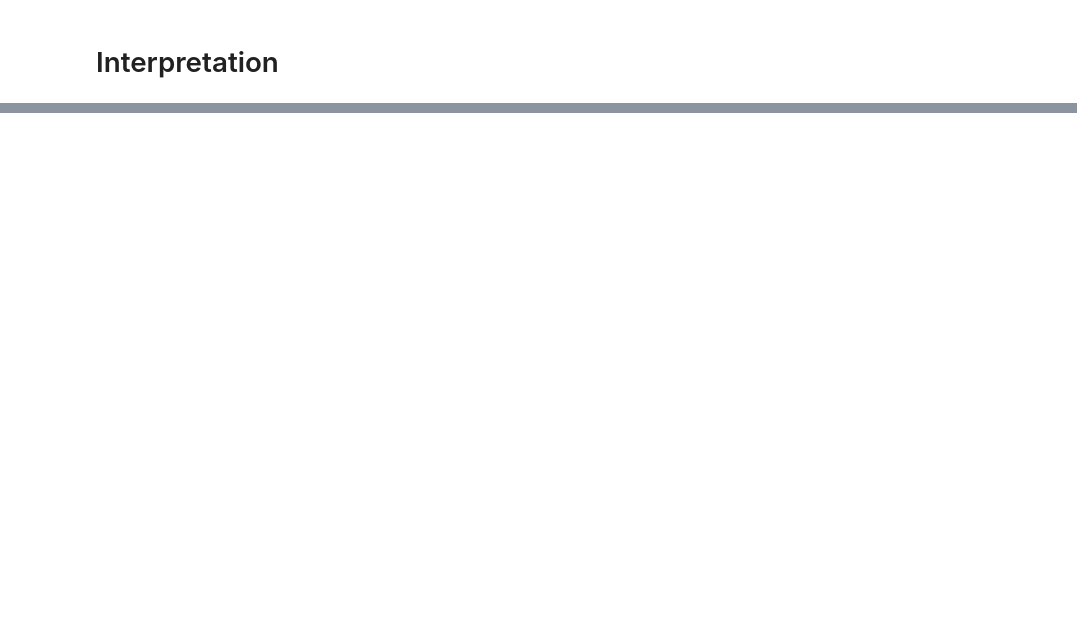
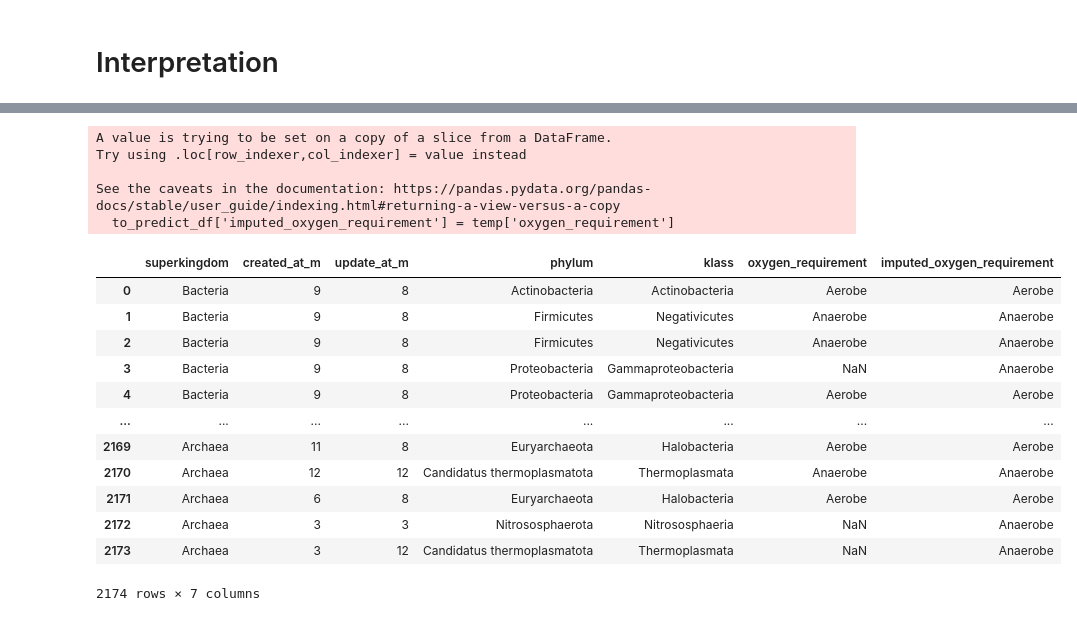
Before and after one commit to g7xu/Exploring_missingness_in_MicrobiomeDataset, a Jupyter notebook: analyzing_data.ipynb, the cells around one changed output, grey strips where cells are left out. Drawn from its saved outputs; the diff is of its cells as text; code cells hidden in the pictures; blank space fills up the shorter version.

```diff
--- a/analyzing_data.ipynb
+++ b/analyzing_data.ipynb
@@ -703,0 +779,5 @@ imputation_results[imputation_results['Algorithm'] == 'supportVectorMachine_clas
+# %%
+# split the data set into training and testing
+
+to_train = to_predict_df[to_predict_df['oxygen_requirement'].notna()]
+to_predict = to_predict_df[to_predict_df['oxygen_requirement'].isna()]
@@ -703,0 +824,16 @@ imputation_results[imputation_results['Algorithm'] == 'supportVectorMachine_clas
+# %%
+# final imputation -- constructing the model by taking in all the training data
+encoder = OrdinalEncoder()
+final_X_train = encoder.fit_transform(to_train.drop(columns=['oxygen_requirement']))
+final_X_train
+
+final_model = best_model.fit(final_X_train, to_train['oxygen_requirement'])
+
+encoder = OrdinalEncoder()
+final_X_predict = encoder.fit_transform(to_predict[FEAUTRES])
+
+# predict the missing value
+to_impute = final_model.predict(final_X_predict)
+
+to_predict['oxygen_requirement'] = to_impute
+to_predict
@@ -703,0 +859,27 @@ imputation_results[imputation_results['Algorithm'] == 'supportVectorMachine_clas
+# %%
+# creating imputated data set
+
+temp = pd.concat([to_train, to_predict]).sort_index()
+temp
+
+to_predict_df['imputed_oxygen_requirement'] = temp['oxygen_requirement']
+to_predict_df
+# %% [output]
+A value is trying to be set on a copy of a slice from a DataFrame.
+Try using .loc[row_indexer,col_indexer] = value instead
+
+See the caveats in the documentation: https://pandas.pydata.org/pandas-docs/stable/user_guide/indexing.html#returning-a-view-versus-a-copy
+  to_predict_df['imputed_oxygen_requirement'] = temp['oxygen_requirement']
+|  | superkingdom | created_at_m | update_at_m | phylum | klass | oxygen_requirement | imputed_oxygen_requirement |
+| 0 | Bacteria | 9 | 8 | Actinobacteria | Actinobacteria | Aerobe | Aerobe |
+| 1 | Bacteria | 9 | 8 | Firmicutes | Negativicutes | Anaerobe | Anaerobe |
+| 2 | Bacteria | 9 | 8 | Firmicutes | Negativicutes | Anaerobe | Anaerobe |
+| 3 | Bacteria | 9 | 8 | Proteobacteria | Gammaproteobacteria | NaN | Anaerobe |
+| 4 | Bacteria | 9 | 8 | Proteobacteria | Gammaproteobacteria | Aerobe | Aerobe |
+| ... | ... | ... | ... | ... | ... | ... | ... |
+| 2169 | Archaea | 11 | 8 | Euryarchaeota | Halobacteria | Aerobe | Aerobe |
+| 2170 | Archaea | 12 | 12 | Candidatus thermoplasmatota | Thermoplasmata | Anaerobe | Anaerobe |
+| 2171 | Archaea | 6 | 8 | Euryarchaeota | Halobacteria | Aerobe | Aerobe |
+| 2172 | Archaea | 3 | 3 | Nitrososphaerota | Nitrososphaeria | NaN | Anaerobe |
+| 2173 | Archaea | 3 | 12 | Candidatus thermoplasmatota | Thermoplasmata | NaN | Anaerobe |
+2174 rows × 7 columns
```
Also changed, not shown: parts of 22 cells of this notebook, 1 other file.
